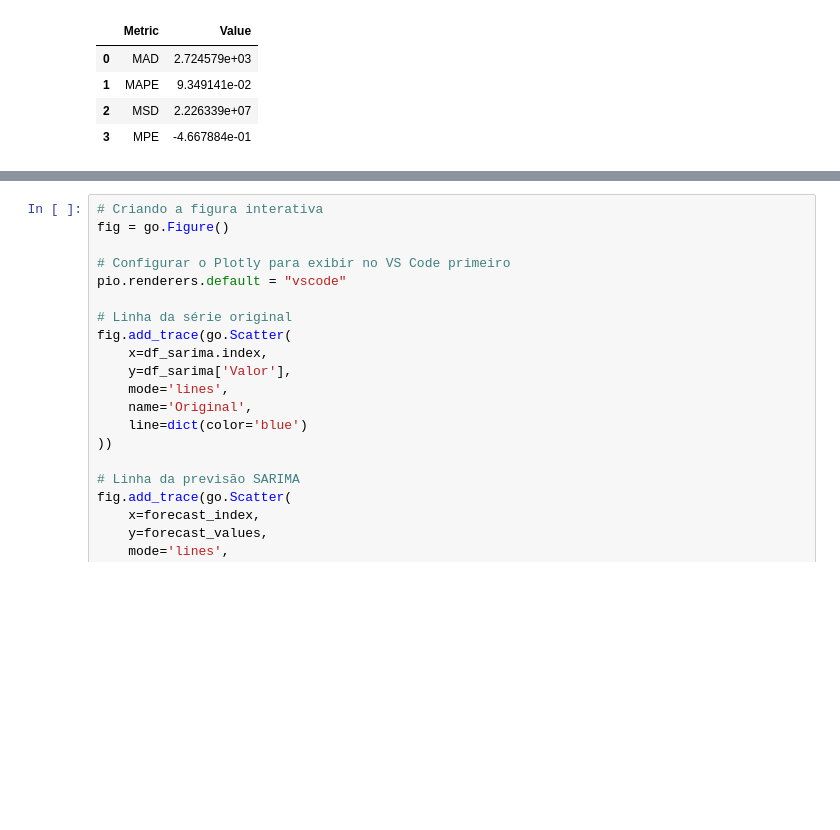
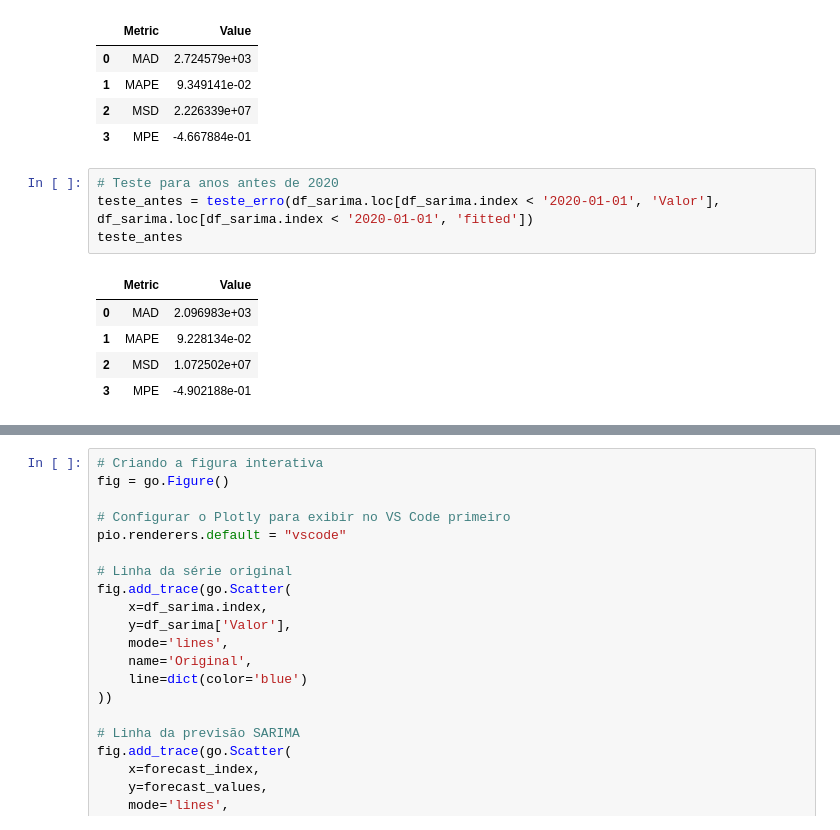
Before and after one commit to victordornelos/tcc_cap3, a Jupyter notebook: cap3.ipynb, the cells around one changed output, grey strips where cells are left out. Saved outputs shown, nothing was run; the diff lists cells and outputs as text; blank space fills up the shorter version.

```diff
--- a/cap3.ipynb
+++ b/cap3.ipynb
@@ -962,6 +947,16 @@ teste
 | 1 | MAPE | 9.349141e-02 |
 | 2 | MSD | 2.226339e+07 |
 | 3 | MPE | -4.667884e-01 |
+# %%
+# Teste para anos antes de 2020
+teste_antes = teste_erro(df_sarima.loc[df_sarima.index < '2020-01-01', 'Valor'], df_sarima.loc[df_sarima.index < '2020-01-01', 'fitted'])
+teste_antes
+# %% [output]
+|  | Metric | Value |
+| 0 | MAD | 2.096983e+03 |
+| 1 | MAPE | 9.228134e-02 |
+| 2 | MSD | 1.072502e+07 |
+| 3 | MPE | -4.902188e-01 |
 # %%
 from scipy.stats import shapiro
 from statsmodels.stats.diagnostic import het_arch
```
Also changed, not shown: parts of 22 cells of this notebook.
